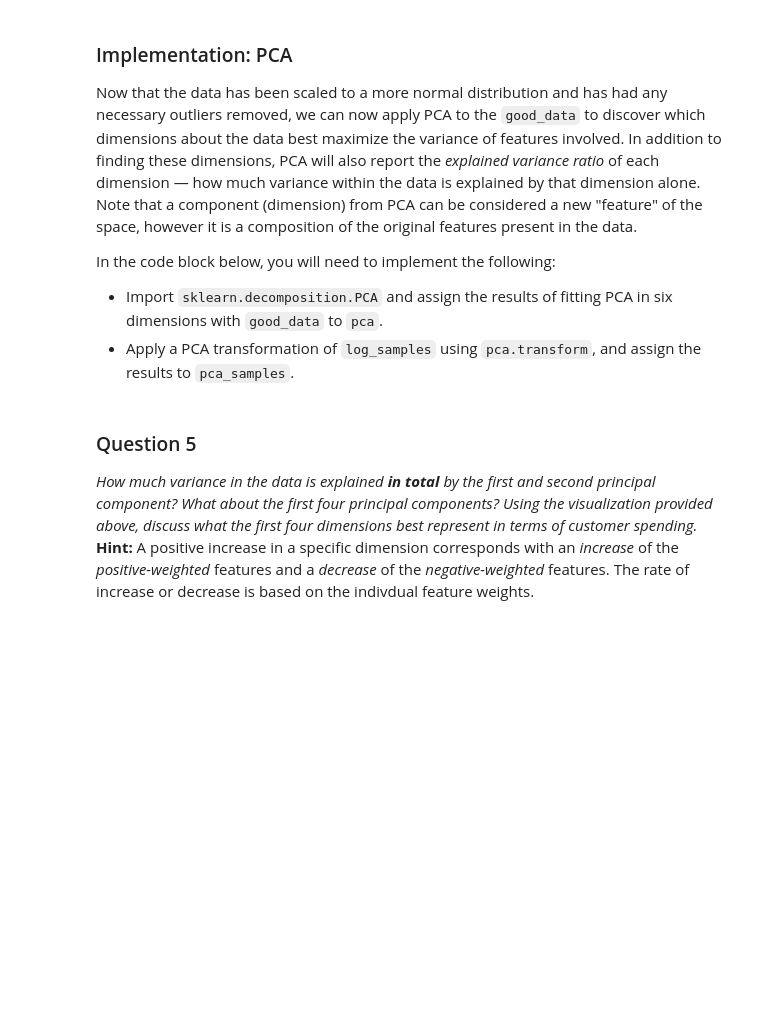
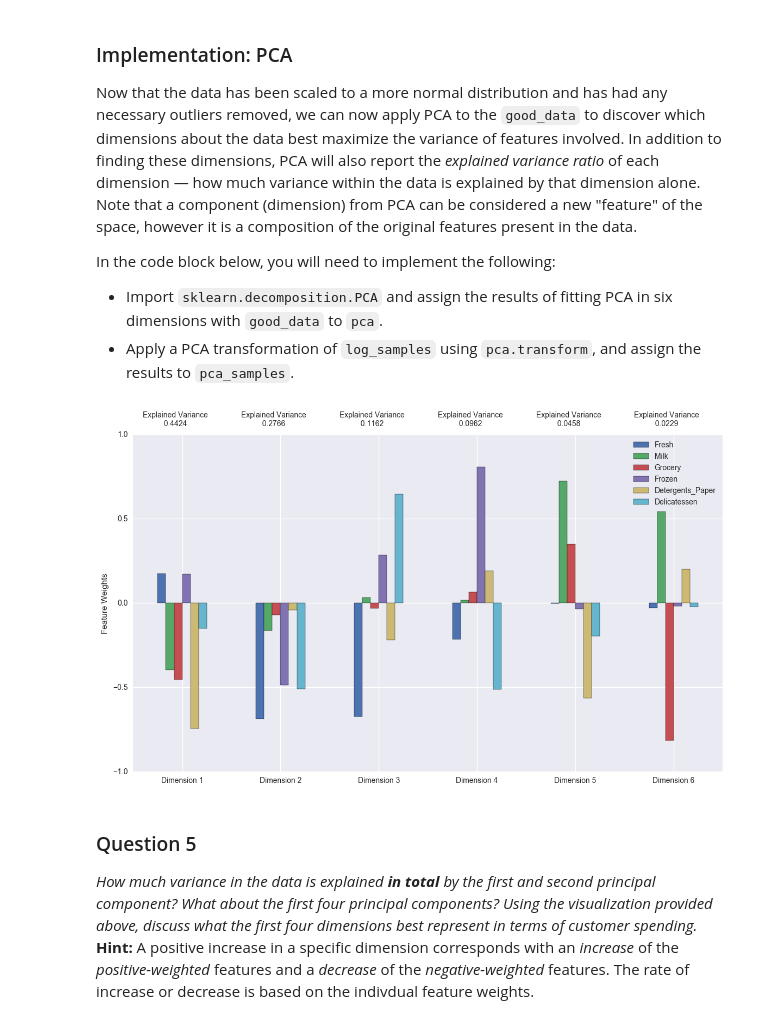
Before and after one commit to satishjasthi/Machine-learning-projects, a Jupyter notebook: Customer_segments/customer_segments.ipynb, the cells around one changed output. Drawn from its saved outputs; the diff is of its cells as text; code cells hidden in the pictures; blank space fills up the shorter version.

```diff
--- a/Customer_segments/customer_segments.ipynb
+++ b/Customer_segments/customer_segments.ipynb
@@ -69,21 +69,12 @@ To get a better understanding of the customers and how their data will transform
 indices = [289,306,272]
 
 # Create a DataFrame of the chosen samples
-samples = pd.DataFrame(data.loc[indices], columns = data.keys()).reset_index(drop = True)
+samples = pd.DataFrame(data = data.loc[indices], columns = data.keys()).reset_index(drop = True)
 print "Chosen samples of wholesale customers dataset:"
+
 display(samples)
-#sns.boxplot(samples[samples.columns],orient='h') #to plot box plots of columns for various values of rows
+
 samples.plot.bar() # plot all column values for each row
-# Code to find the best indices, which can represent diversifies customers
-#val = [None]*5
-#for i in range(5):
-#    l = [None]*3
-#    for j in range(3):
-#        l[j] = random.randrange(0,440,17)
-#    indices = l
-#    samples = pd.DataFrame(data.loc[indices], columns = data.keys()).reset_index(drop = True)
-#    samples.plot.bar() # plot all column values for each row
-#    val[i] = l '''
 # %% [output]
 Chosen samples of wholesale customers dataset:
 |  | Fresh | Milk | Grocery | Frozen | Detergents_Paper | Delicatessen |
@@ -329,15 +338,19 @@ In the code block below, you will need to implement the following:
  - Import `sklearn.decomposition.PCA` and assign the results of fitting PCA in six dimensions with `good_data` to `pca`.
  - Apply a PCA transformation of `log_samples` using `pca.transform`, and assign the results to `pca_samples`.
 # %%
+from sklearn.decomposition import PCA
 
 # Apply PCA by fitting the good data with the same number of dimensions as features
-pca = None
+pca = PCA(n_components = 6)
+pca.fit(good_data)
 
-# TODO: Transform log_samples using the PCA fit above
-pca_samples = None
+# Transform log_samples using the PCA fit above
+pca_samples = pca.transform(log_samples)
 
 # Generate PCA results plot
 pca_results = vs.pca_results(good_data, pca)
+# %% [output]
+[figure, added]
 # %% [markdown]
 ### Question 5
 *How much variance in the data is explained* ***in total*** *by the first and second principal component? What about the first four principal components? Using the visualization provided above, discuss what the first four dimensions best represent in terms of customer spending.*
```
Also changed, not shown: parts of 37 cells of this notebook, 4 other files.
